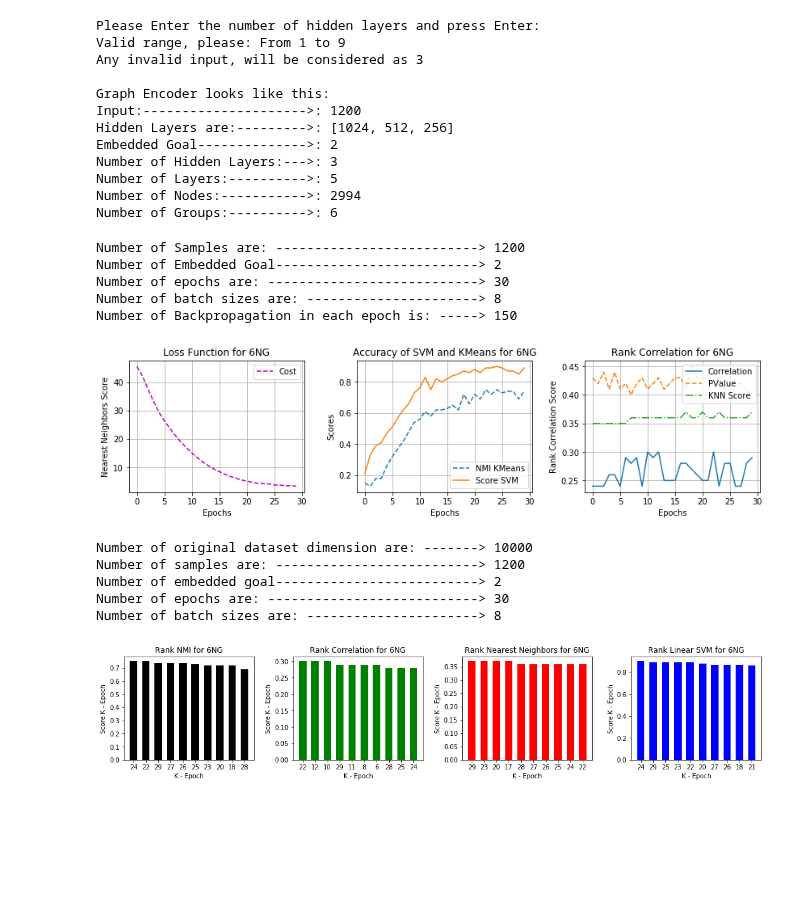
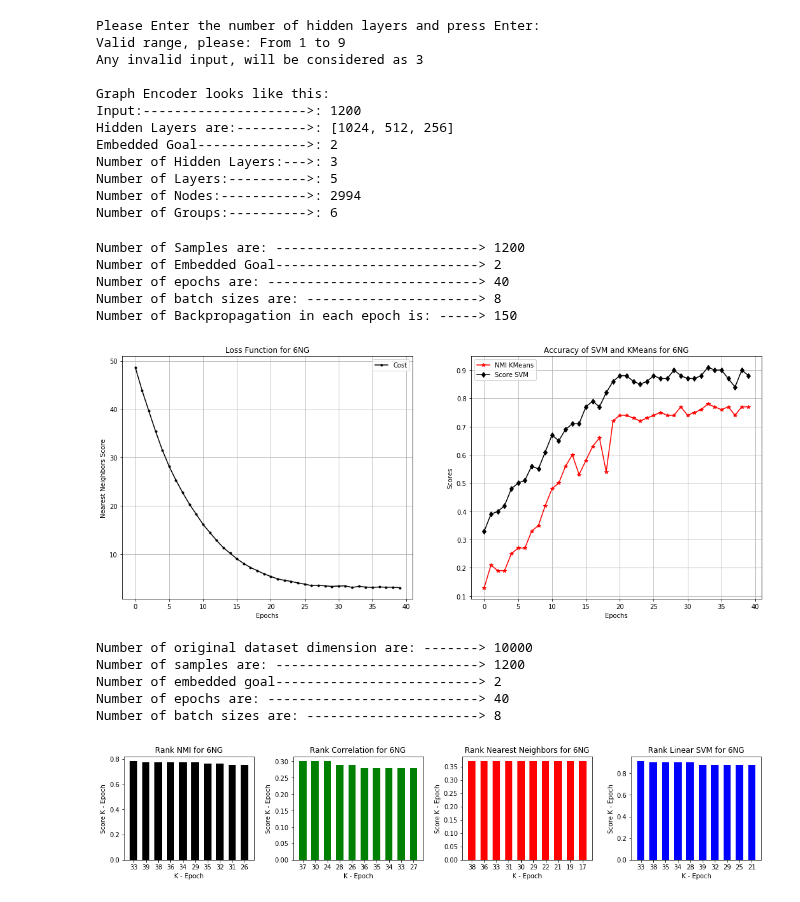
Before and after one commit to saman-nia/Deep-Learning-for-Dimensionality-Reduction, a Jupyter notebook: Text Documents Dimensionality Reduction/SVC_on_6NG_Embedded.ipynb, the cells around one changed output. Saved outputs shown, nothing was run; the diff lists cells and outputs as text; code cells hidden in the pictures; blank space fills up the shorter version.

Commit message:
Run Linear SVM and KMeans on 2 Gained Dimensions for 6NG

```diff
--- a/Text Documents Dimensionality Reduction/SVC_on_6NG_Embedded.ipynb
+++ b/Text Documents Dimensionality Reduction/SVC_on_6NG_Embedded.ipynb
@@ -52,7 +52,8 @@ class Similarity_Dataset_Iterator():
     self.data = data
     self.labels = labels
     self.similarity_method = similarity_method
-    self.matrix = Similarity_Graph.get_matrix(self, data=self.data, similar_method=self.similarity_method)
+    self.matrix = Similarity_Graph.get_matrix(self, data=self.data,
+                                              similar_method=self.similarity_method)
     self.data_size = self.matrix.shape[0]
     self.current_index = 0
   def next_batch(self, num):
@@ -315,7 +322,7 @@ while True:
     value_hl = input('Please Enter the number of hidden layers and press Enter:\n'
                       'Valid range, please: From 1 to {:d} \n'
                        'Any invalid input, will be considered as {:d} \n'.format(
-                           n_max_layers, round(sqrt(n_max_layers))))
+                           n_max_layers, math.ceil(sqrt(n_max_layers))))
     run_ghl = True
   else:
     value_hl = input()
@@ -326,7 +333,7 @@ while True:
     else:
       print('Please insert valid value or press enter without value:')
   except ValueError:
-    value_hl = round(sqrt(n_max_layers))
+    value_hl = math.ceil(sqrt(n_max_layers))
     break
 num_hidden_layers, num_nodes = get_hidden_layer(num_hidden = value_hl)
 # %% [output]
@@ -429,8 +435,8 @@ def loss_function(reconstructed, x):
 # %%
 def training(cost, learning_rate, beta1, beta2, global_step):
     optimizer = tf.compat.v1.train.AdamOptimizer(learning_rate, beta1, beta2,
-                                                 epsilon=1e-08, use_locking=False,
-                                                 name='Adam')
+                                                 epsilon=1e-07, use_locking=False,
+                                                 name='Nadam')
     compute_gradient = optimizer.compute_gradients(cost)
     apply_gradient = optimizer.apply_gradients(compute_gradient, global_step=global_step)
     return apply_gradient
@@ -458,4 +463,6 @@ epochs = 30 # ------------------------------------- Number of Epochs.
 n_interior = n_input // n_batch
+# %%
+epochs = 6000 // n_interior # ------------------------------------- Number of Epochs.
 # %%
 print('Number of Samples are: -------------------------->',n_input)
 print('Number of Embedded Goal-------------------------->',n_code)
@@ -465,7 +472,7 @@ print('Number of Backpropagation in each epoch is: ----->',n_interior)
 # %% [output]
 Number of Samples are: --------------------------> 1200
 Number of Embedded Goal--------------------------> 2
-Number of epochs are: ---------------------------> 30
+Number of epochs are: ---------------------------> 40
 Number of batch sizes are: ----------------------> 8
 Number of Backpropagation in each epoch is: -----> 150
 # %%
@@ -524,40 +531,32 @@ for epoch in tqdm(range(epochs)):
   accuracy_svm = metrics.accuracy_score(_y_test, clf.predict(_X_test))
   score_svm.append(round(accuracy_svm, 2))
 # %%
-xi = [i for i in range(0, len(steps))]
-plt.figure(figsize=(14,3))
-plt.subplots_adjust(wspace=0.3, hspace=0.3)
-plt.subplot(1,3,1)
-plt.plot(loss_cost, color='m', linestyle='--', label = 'Cost')
+plt.figure(figsize=(18,7))
+plt.subplot(1,2,1)
+plt.plot(loss_cost, color='k', label = 'Cost', marker = '.')
 plt.xlabel('Epochs'),plt.ylabel('Nearest Neighbors Score')
 plt.title('Loss Function for {:d}NG'.format(len(categories_lables)))
 plt.grid()
 plt.legend()
-plt.subplot(1,3,2)
-plt.plot(NMI_step, linestyle='--',  label = 'NMI KMeans')
-plt.plot(score_svm, linestyle='-', label = 'Score SVM')
+plt.subplot(1,2,2)
+plt.plot(NMI_step, color='r',  label = 'NMI KMeans', marker = '*')
+plt.plot(score_svm, color='k', label = 'Score SVM', marker = 'd')
 plt.xlabel('Epochs'),plt.ylabel('Scores')
 plt.title('Accuracy of SVM and KMeans for {:d}NG'.format(len(categories_lables)))
 plt.grid()
 plt.legend()
-plt.subplot(1,3,3)
-plt.plot(list_rhos, linestyle='-', label ='Correlation')
-plt.plot(list_pvals, linestyle='--', label ='PValue')
-plt.plot(l_mean, linestyle='-.', label ='KNN Score')
-plt.xlabel('Epochs'),plt.ylabel('Rank Correlation Score')
-plt.title('Rank Correlation for {:d}NG'.format(len(categories_lables)))
-plt.grid()
-plt.legend()
 plt.show()
-print('\nNumber of original dataset dimension are: ------->',X_train.shape[1])
-print('Number of samples are: -------------------------->',n_input)
-print('Number of embedded goal-------------------------->',n_code)
-print('Number of epochs are: --------------------------->',epochs)
-print('Number of batch sizes are: ---------------------->',n_batch)
 # %% [output]
-[figure, old version]
+[figure, new version]
-Number of original dataset dimension are: -------> 10000
-Number of samples are: --------------------------> 1200
-Number of embedded goal--------------------------> 2
-Number of epochs are: ---------------------------> 30
-Number of batch sizes are: ----------------------> 8
+# %%
+print('\nNumber of original dataset dimension are: ------->',X_train.shape[1])
+print('Number of samples are: -------------------------->',n_input)
+print('Number of embedded goal-------------------------->',n_code)
+print('Number of epochs are: --------------------------->',epochs)
+print('Number of batch sizes are: ---------------------->',n_batch)
+# %% [output]
+Number of original dataset dimension are: -------> 10000
+Number of samples are: --------------------------> 1200
+Number of embedded goal--------------------------> 2
+Number of epochs are: ---------------------------> 40
+Number of batch sizes are: ----------------------> 8
@@ -603,7 +606,7 @@ plt.xlabel('K - Epoch')
 plt.ylabel('Score K - Epoch')
 plt.show()
 # %% [output]
-[figure, old version]
+[figure, new version]
 # %%
 pred_KMeans_code = k_means(ae_codes, n_groups)
 # %%
```
Also changed, not shown: parts of 13 cells of this notebook.
